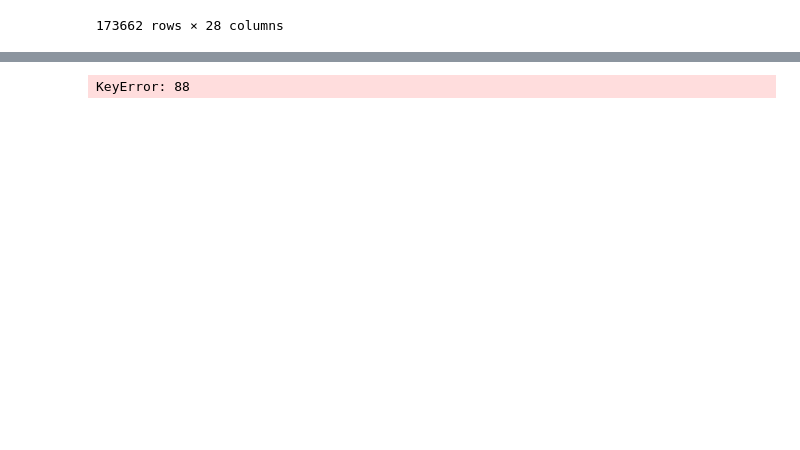
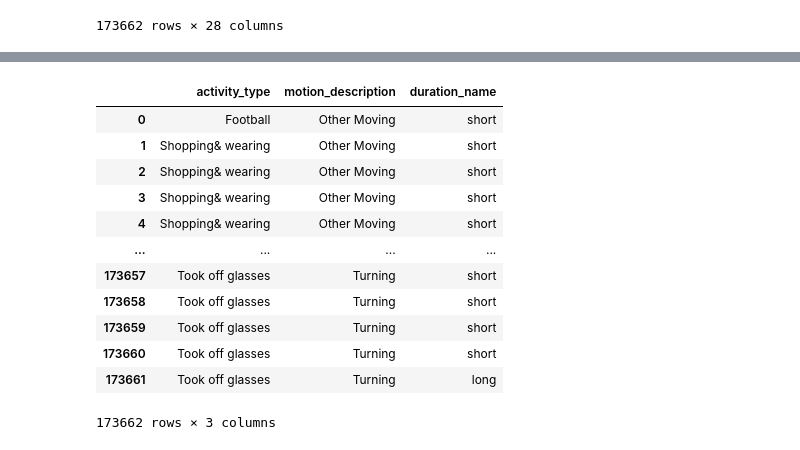
Before and after one commit to twotango/messenger, a Jupyter notebook: Research/Weeks/Week_14/14_4.ipynb, the cells around one changed output, grey strips where cells are left out. Drawn from its saved outputs; the diff is of its cells as text; code cells hidden in the pictures; blank space fills up the shorter version.

Commit message:
BERT

```diff
--- a/Research/Weeks/Week_14/14_4.ipynb
+++ b/Research/Weeks/Week_14/14_4.ipynb
@@ -20,12 +84,5 @@ pivot_data4
 | 173661 | 1221 | 0.0 | 0.0 | 0.000000 | 0.000000 | 0.000000 | 0.000000 | 0.000000 | 0.000000 | ... |
 173662 rows × 28 columns
 # %%
-LSM_Motion = pivot_data4[['step_counter', 'accel_x', 'accel_y', 'accel_z', 'gyro_x', 'gyro_y', 'gyro_z', 'timestamp', 'activity_type', 'motion_description']]
+LSM_Motion = pivot_data4[['step_counter', 'accel_x', 'accel_y', 'accel_z', 'gyro_x', 'gyro_y', 'gyro_z', 'timestamp', 'activity_type', 'motion_description', 'duration_name']]
+BART_data = LSM_Motion[['activity_type', 'motion_description', 'duration_name']]
-# %%
-BART_data = LSM_Motion[['activity_type', 'motion_description']]
-# %%
-# Concatenate activity_type and motion_description columns
-BART_data['text'] = BART_data['activity_type'].str.lower() + ' ' + BART_data['motion_description'].str.lower()
-
-# Drop the original columns if needed
-BART_data.drop(columns=['activity_type', 'motion_description'], inplace=True)
@@ -42,14 +88,0 @@ See the caveats in the documentation: https://pandas.pydata.org/pandas-docs/stab
-# %%
-from transformers import BertTokenizer, BertModel
-
-# Load the BART tokenizer
-tokenizer = BertTokenizer.from_pretrained('google-bert/bert-base-uncased')
-
-# Lowercase the text
-BART_data['text'] = BART_data['text'].str.lower()
-
-# Tokenize the text
-BART_data['text'] = BART_data['text'].apply(lambda x: tokenizer.encode(x, add_special_tokens=True))
-
-# Save the preprocessed data to a text file
-BART_data['text'].to_csv('preprocessed_BART_data.csv', index=False, header=False, sep='\t')
@@ -93,26 +89,16 @@ tokenized_datasets_sample
-# %%
-from transformers import Trainer, TrainingArguments
-import pandas as pd
-
-# Define training arguments
-training_args = TrainingArguments(
-    per_device_train_batch_size=8,
-    per_device_eval_batch_size=8,
-    num_train_epochs=3,
-    learning_rate=5e-5,
-    evaluation_strategy="epoch",
-    logging_dir="./logs",
-    output_dir="./output",  # Add this line
-)
-
-# Create a Trainer instance
-trainer = Trainer(
-    model=model,  # The pre-trained BERT model
-    args=training_args,
-    train_dataset=tokenized_datasets_sample,  # Use the sampled dataset
-)
-
-# Train the model
-trainer.train()
-# %% [output]
-KeyError: 88
+# %%
+BART_data
+# %% [output]
+|  | activity_type | motion_description | duration_name |
+| 0 | Football | Other Moving | short |
+| 1 | Shopping& wearing | Other Moving | short |
+| 2 | Shopping& wearing | Other Moving | short |
+| 3 | Shopping& wearing | Other Moving | short |
+| 4 | Shopping& wearing | Other Moving | short |
+| ... | ... | ... | ... |
+| 173657 | Took off glasses | Turning | short |
+| 173658 | Took off glasses | Turning | short |
+| 173659 | Took off glasses | Turning | short |
+| 173660 | Took off glasses | Turning | short |
+| 173661 | Took off glasses | Turning | long |
+173662 rows × 3 columns
```
Also changed, not shown: parts of 16 cells of this notebook, 12 other files.
